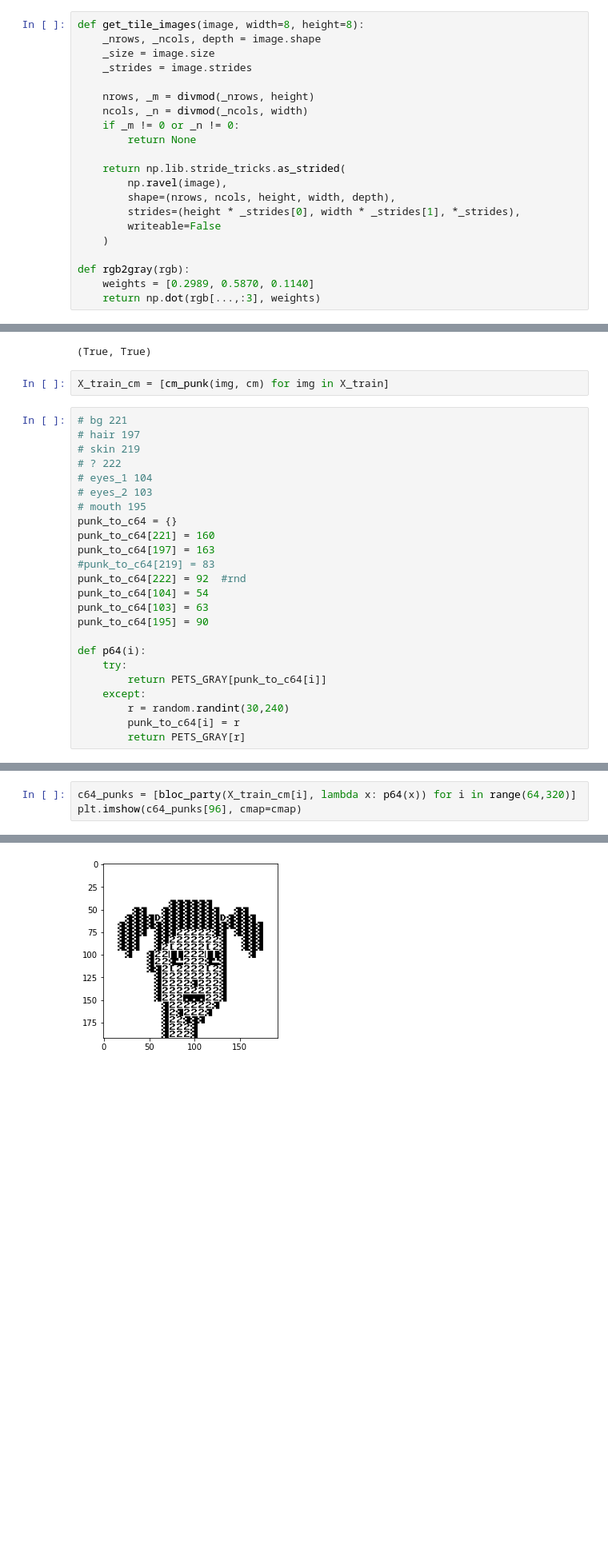
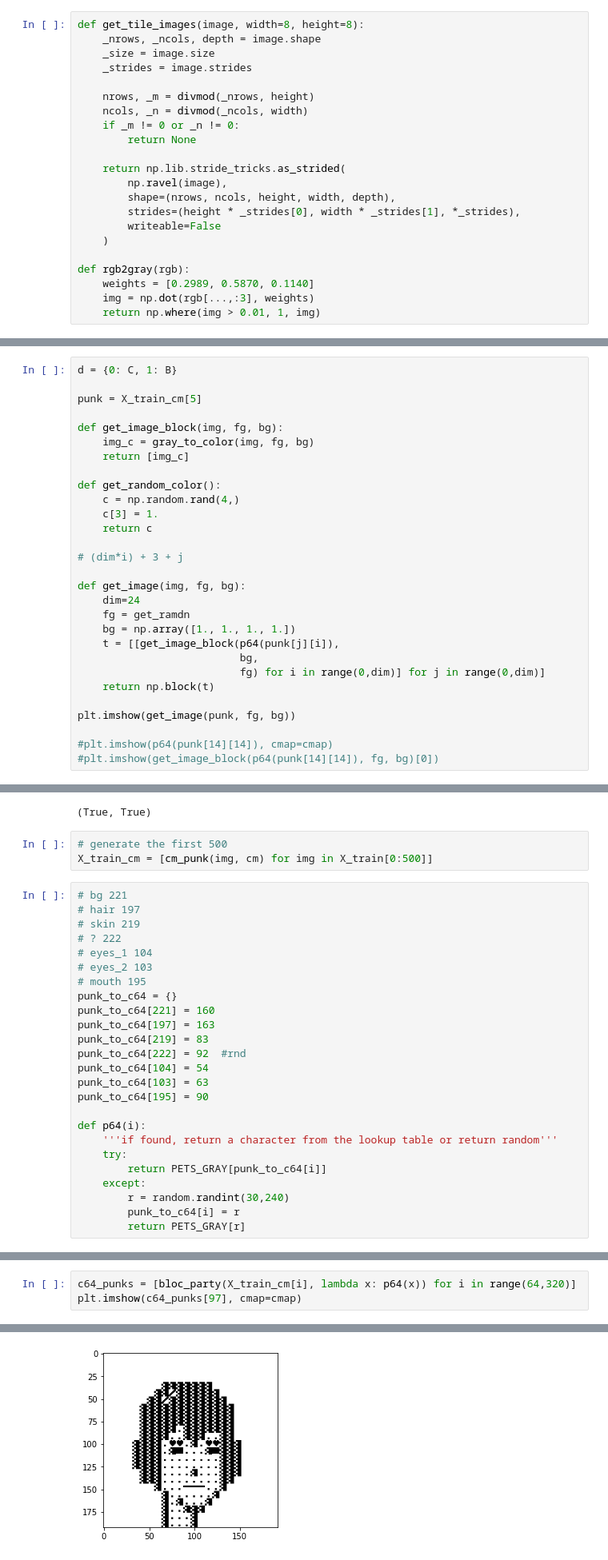
Before and after one commit to tnn1t1s/cpunks-10k, a Jupyter notebook: cpunks/tutorial/CryptoPETS.ipynb, the cells around one changed output, grey strips where cells are left out. Shown at 80% size. Cells and saved outputs as stored; diff of their text form; blank space fills up the shorter version.

Commit message:
now with colors and black and white

```diff
--- a/cpunks/tutorial/CryptoPETS.ipynb
+++ b/cpunks/tutorial/CryptoPETS.ipynb
@@ -59,7 +59,8 @@ def get_tile_images(image, width=8, height=8):
 
 def rgb2gray(rgb):
     weights = [0.2989, 0.5870, 0.1140]
-    return np.dot(rgb[...,:3], weights)
+    img = np.dot(rgb[...,:3], weights)
+    return np.where(img > 0.01, 1, img)
 # %%
 import matplotlib.image as mpimg
 petscii = mpimg.imread(f"{image_dir}/petscii.png")
@@ -90,0 +138,29 @@ plt.imshow(bloc_party(all_hash, lambda i: PETS_GRAY[i]), cmap=cmap)
+# %%
+d = {0: C, 1: B}
+
+punk = X_train_cm[5]
+
+def get_image_block(img, fg, bg):
+    img_c = gray_to_color(img, fg, bg)
+    return [img_c]
+
+def get_random_color():
+    c = np.random.rand(4,)
+    c[3] = 1.
+    return c
+
+# (dim*i) + 3 + j
+
+def get_image(img, fg, bg):
+    dim=24
+    fg = get_ramdn
+    bg = np.array([1., 1., 1., 1.])
+    t = [[get_image_block(p64(punk[j][i]),
+                          bg,
+                          fg) for i in range(0,dim)] for j in range(0,dim)]
+    return np.block(t)
+
+plt.imshow(get_image(punk, fg, bg))
+
+#plt.imshow(p64(punk[14][14]), cmap=cmap)
+#plt.imshow(get_image_block(p64(punk[14][14]), fg, bg)[0])
@@ -127,7 +206,8 @@ cm = Colormap(d)
 # %% [output]
 (True, True)
 # %%
-X_train_cm = [cm_punk(img, cm) for img in X_train]
+# generate the first 500
+X_train_cm = [cm_punk(img, cm) for img in X_train[0:500]]
 # %%
 # bg 221
 # hair 197
@@ -139,13 +219,14 @@ X_train_cm = [cm_punk(img, cm) for img in X_train]
 punk_to_c64 = {}
 punk_to_c64[221] = 160
 punk_to_c64[197] = 163
-#punk_to_c64[219] = 83
+punk_to_c64[219] = 83
 punk_to_c64[222] = 92  #rnd
 punk_to_c64[104] = 54
 punk_to_c64[103] = 63
 punk_to_c64[195] = 90
 
 def p64(i):
+    '''if found, return a character from the lookup table or return random'''
     try:
         return PETS_GRAY[punk_to_c64[i]]
     except:
@@ -155,9 +242,9 @@ def p64(i):
 # %%
 c64_punks = [bloc_party(X_train_cm[i], lambda x: p64(x)) for i in range(64,320)]
-plt.imshow(c64_punks[96], cmap=cmap)
+plt.imshow(c64_punks[97], cmap=cmap)
 # %% [output]
 <matplotlib.image.AxesImage at 0x...>
-[figure, old version]
+[figure, new version]
 # %%
 n=8
 (x,y) = (n*2,n)
```
Also changed, not shown: parts of 12 cells of this notebook.
